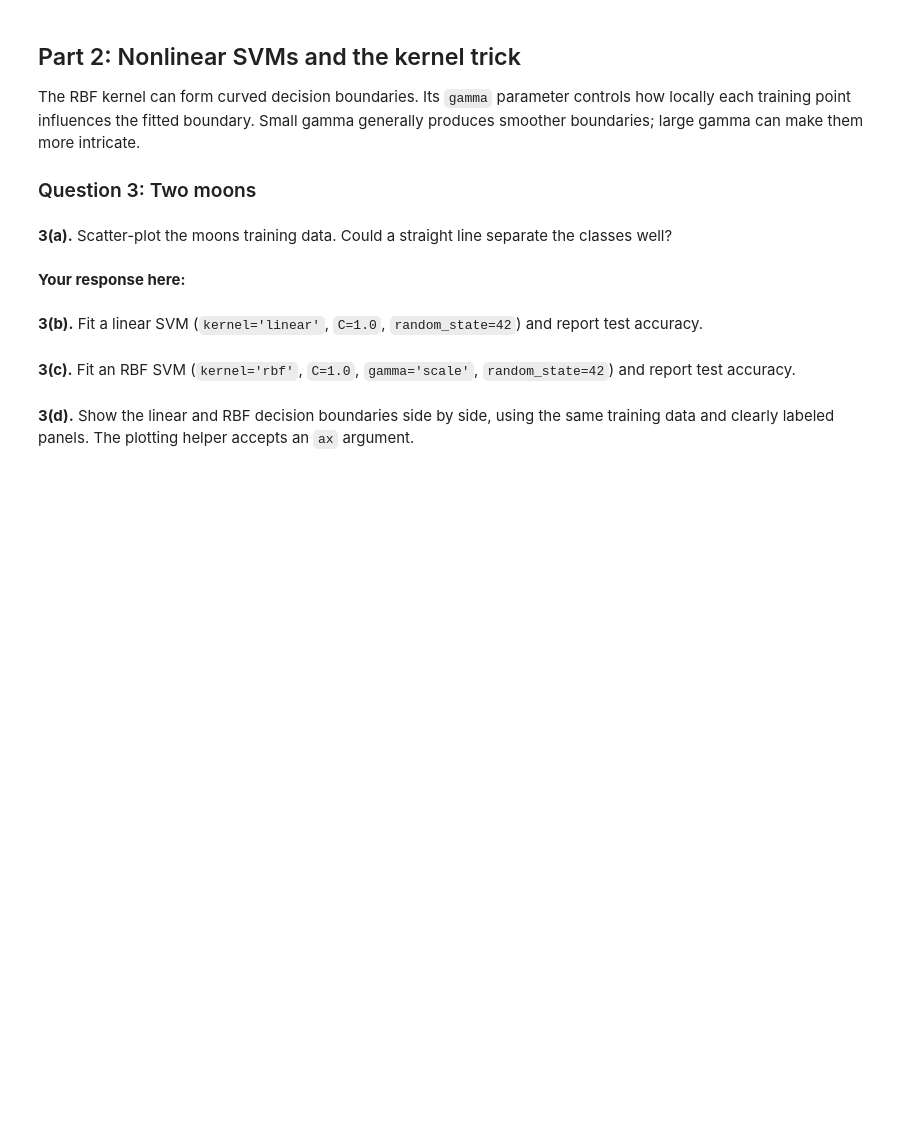
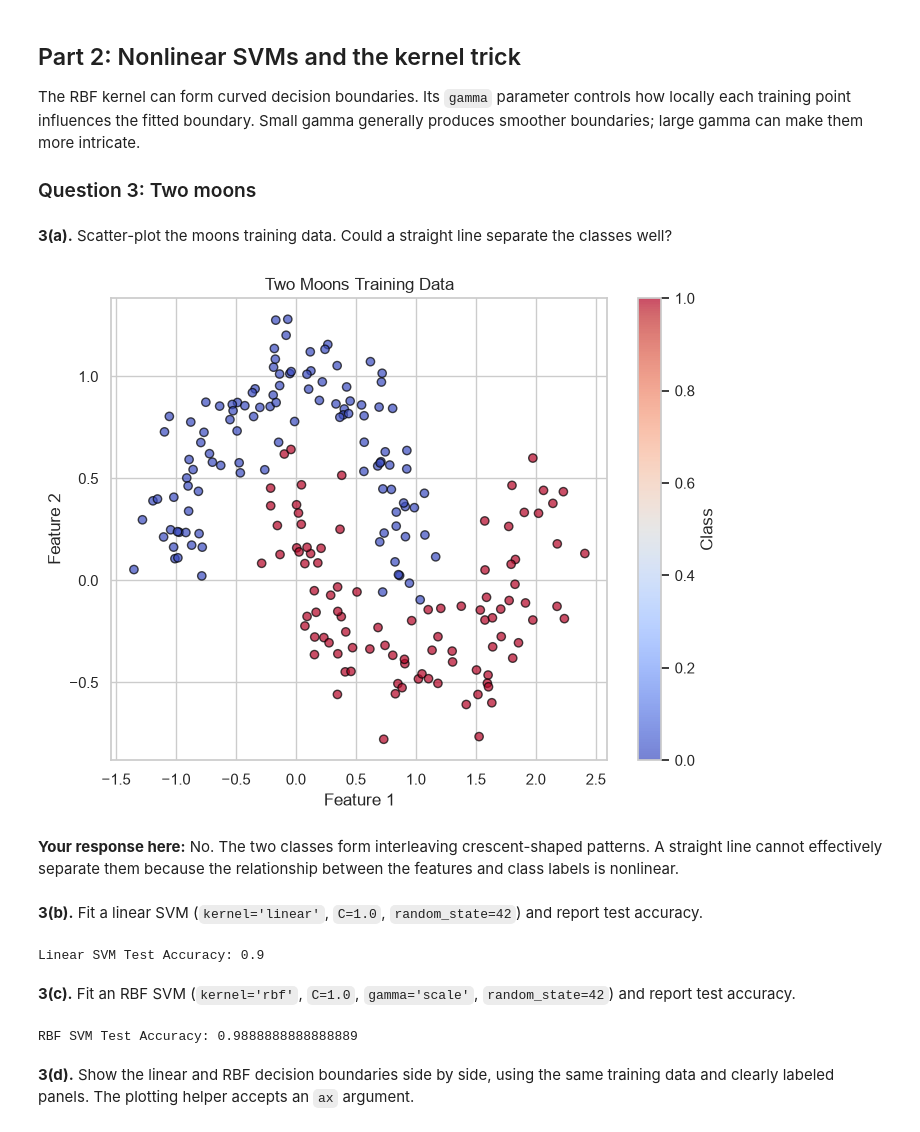
Before and after one commit to vkdlxj008/lab-06-jkim4, a Jupyter notebook: lab-06.ipynb, the cells around one changed output. Saved outputs shown, nothing was run; the diff lists cells and outputs as text; code cells hidden in the pictures; blank space fills up the shorter version.

```diff
--- a/lab-06.ipynb
+++ b/lab-06.ipynb
@@ -153,18 +279,68 @@ X_train_m, X_test_m, y_train_m, y_test_m = train_test_split(
 # %%
 # 3(a)
 # Your code here
+plt.figure(figsize=(8, 6))
+
+plt.scatter(
+    X_train_m[:, 0],
+    X_train_m[:, 1],
+    c=y_train_m,
+    cmap="coolwarm",
+    edgecolors="black",
+    alpha=0.7
+)
+
+plt.xlabel("Feature 1")
+plt.ylabel("Feature 2")
+plt.title("Two Moons Training Data")
+plt.colorbar(label="Class")
+plt.show()
+# %% [output]
+[figure, added]
 # %% [markdown]
 **Your response here:**
+No. The two classes form interleaving crescent-shaped patterns. A straight line cannot effectively separate them because the relationship between the features and class labels is nonlinear.
 # %% [markdown]
 **3(b).** Fit a linear SVM (`kernel='linear'`, `C=1.0`, `random_state=42`) and report test accuracy.
 # %%
 # 3(b)
 # Your code here
+svm_moons_linear = SVC(
+    kernel='linear',
+    C=1.0,
+    random_state=42
+)
+
+svm_moons_linear.fit(X_train_m, y_train_m)
+
+linear_test_accuracy = svm_moons_linear.score(
+    X_test_m, y_test_m
+)
+
+print("Linear SVM Test Accuracy:", linear_test_accuracy)
+# %% [output]
+Linear SVM Test Accuracy: 0.9
 # %% [markdown]
 **3(c).** Fit an RBF SVM (`kernel='rbf'`, `C=1.0`, `gamma='scale'`, `random_state=42`) and report test accuracy.
 # %%
 # 3(c)
 # Your code here
+svm_moons_rbf = SVC(
+    kernel='rbf',
+    C=1.0,
+    gamma='scale',
+    random_state=42
+)
+
+svm_moons_rbf.fit(X_train_m, y_train_m)
+
+rbf_test_accuracy = svm_moons_rbf.score(
+    X_test_m, y_test_m
+)
+
+print("RBF SVM Test Accuracy:", rbf_test_accuracy)
+# %% [output]
+RBF SVM Test Accuracy: 0.9888888888888889
 # %% [markdown]
 **3(d).** Show the linear and RBF decision boundaries side by side, using the same training data and clearly labeled panels. The plotting helper accepts an `ax` argument.
 # %%
```
Also changed, not shown: parts of 50 cells of this notebook, 1 other file.
